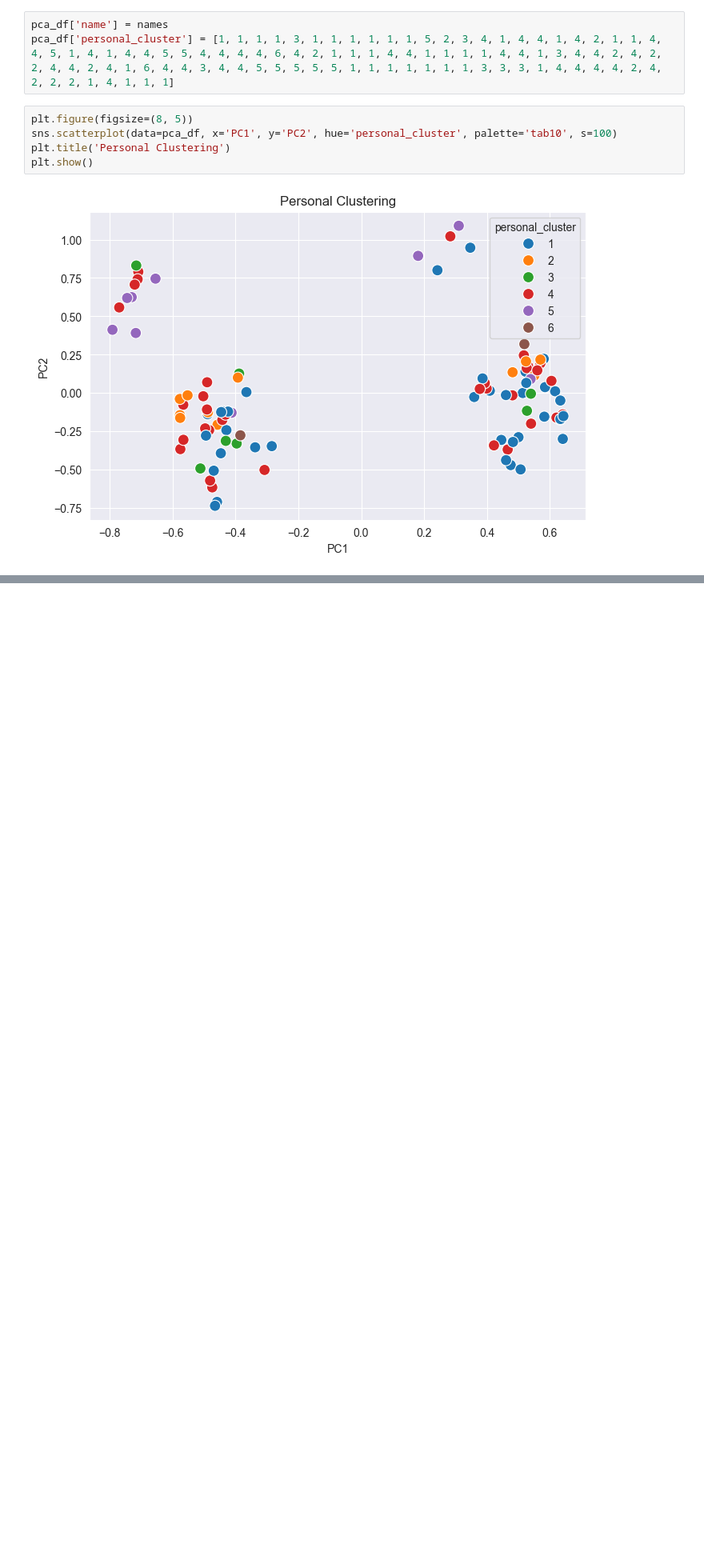
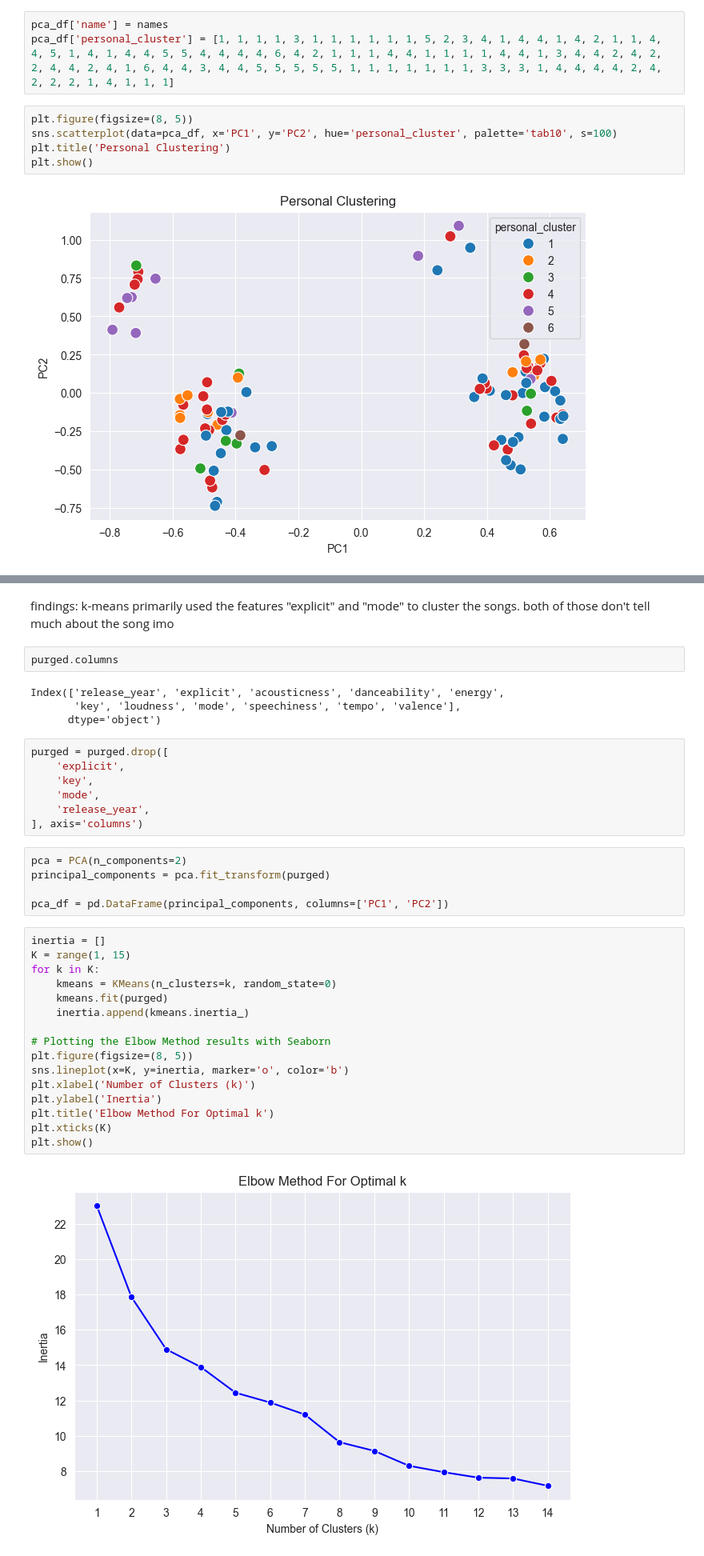
Before and after one commit to jamiany/dspro1, a Jupyter notebook: data_preparation/api.ipynb, the cells around one changed output, grey strips where cells are left out. Shown: that part at 80% size. Cells and saved outputs as stored; diff of their text form; blank space fills up the shorter version.

```diff
--- a/data_preparation/api.ipynb
+++ b/data_preparation/api.ipynb
@@ -253,0 +270,39 @@ print(df.loc[df['time_signature'] != 4])
+# %% [markdown]
+findings:
+k-means primarily used the features "explicit" and "mode" to cluster the songs. both of those don't tell much about the song imo
+# %%
+purged.columns
+# %% [output]
+Index(['release_year', 'explicit', 'acousticness', 'danceability', 'energy',
+       'key', 'loudness', 'mode', 'speechiness', 'tempo', 'valence'],
+      dtype='object')
+# %%
+purged = purged.drop([
+    'explicit',
+    'key',
+    'mode',
+    'release_year',
+], axis='columns')
+# %%
+pca = PCA(n_components=2)
+principal_components = pca.fit_transform(purged)
+
+pca_df = pd.DataFrame(principal_components, columns=['PC1', 'PC2'])
+# %%
+inertia = []
+K = range(1, 15)
+for k in K:
+    kmeans = KMeans(n_clusters=k, random_state=0)
+    kmeans.fit(purged)
+    inertia.append(kmeans.inertia_)
+
+# Plotting the Elbow Method results with Seaborn
+plt.figure(figsize=(8, 5))
+sns.lineplot(x=K, y=inertia, marker='o', color='b')
+plt.xlabel('Number of Clusters (k)')
+plt.ylabel('Inertia')
+plt.title('Elbow Method For Optimal k')
+plt.xticks(K)
+plt.show()
+# %% [output]
+[figure, added]
```
Also changed, not shown: parts of 9 cells of this notebook, 6 other files.
